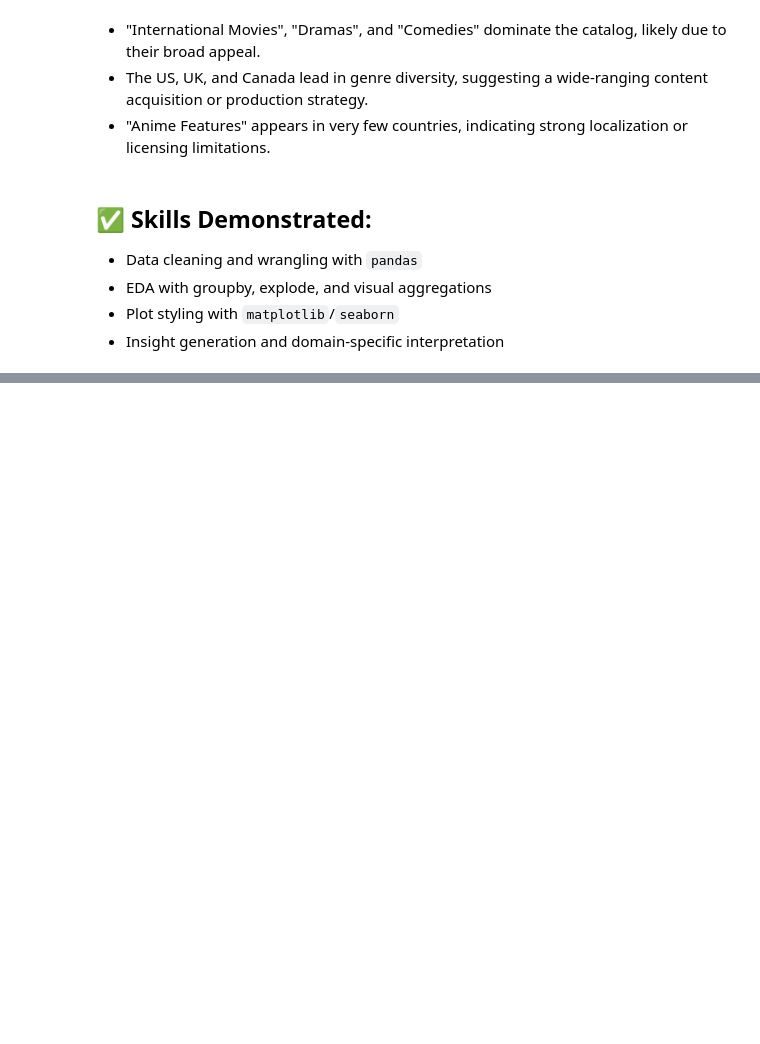
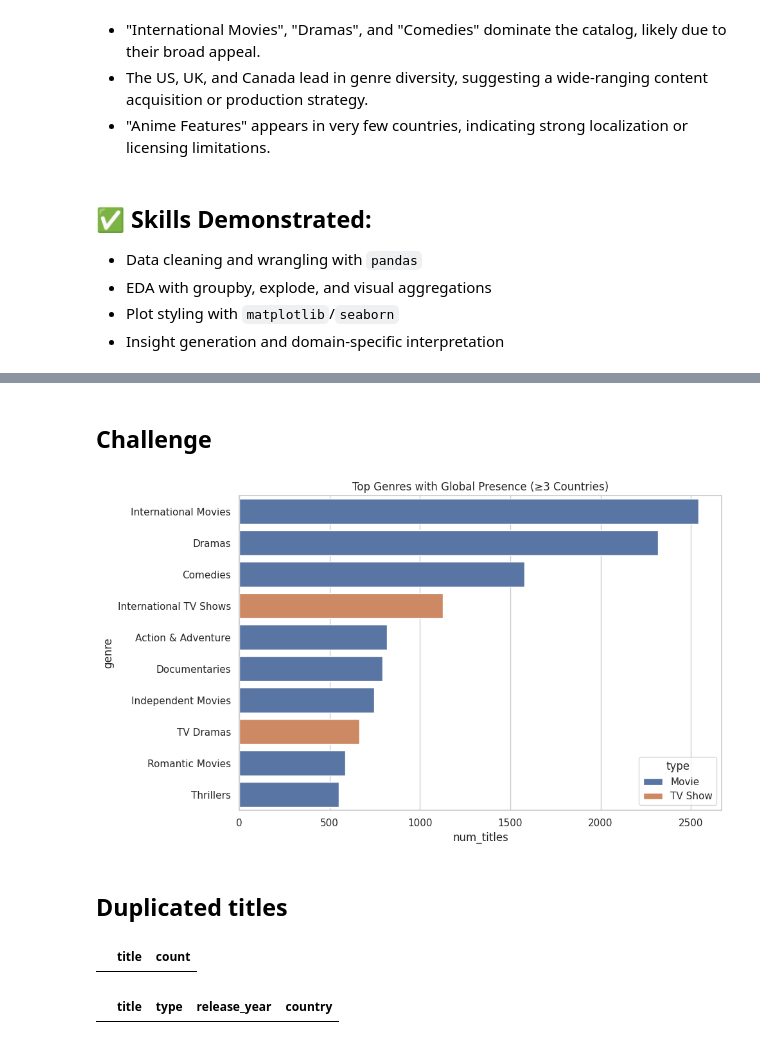
Before and after one commit to luisfernandoc/netflix_data_analysis, a Jupyter notebook: netflix_eda.ipynb, the cells around one changed output, grey strips where cells are left out. Saved outputs shown, nothing was run; the diff lists cells and outputs as text; code cells hidden in the pictures; blank space fills up the shorter version.

Commit message:
add sql challenges

```diff
--- a/netflix_eda.ipynb
+++ b/netflix_eda.ipynb
@@ -891,0 +1002,66 @@ rare_genders[rare_genders <= 3].sort_values().to_frame().head(10)
+# %% [markdown]
+## Challenge
+# %%
+# Crear tabla auxiliar con géneros separados
+genre_df = df_relevant[['show_id', 'type', 'country', 'listed_in']].dropna()
+
+# Expandir por género
+genre_df = genre_df.assign(genre=genre_df['listed_in'].str.split(', '))
+genre_df = genre_df.explode('genre')
+genre_df['genre'] = genre_df['genre'].str.strip()
+
+# Crear nueva tabla SQL temporal
+genre_df.to_sql("genres", conn, if_exists="replace", index=False)
+
+query = """
+SELECT
+    type,
+    genre,
+    COUNT(DISTINCT country) AS num_countries,
+    COUNT(*) AS num_titles
+FROM genres
+GROUP BY type, genre
+HAVING num_countries >= 3
+ORDER BY num_titles DESC
+LIMIT 10
+"""
+result = pd.read_sql(query, conn)
+# %%
+import seaborn as sns
+import matplotlib.pyplot as plt
+
+plt.figure(figsize=(10, 6))
+sns.barplot(data=result, x='num_titles', y='genre', hue='type')
+plt.title("Top Genres with Global Presence (≥3 Countries)")
+plt.tight_layout()
+plt.show()
+# %% [output]
+[figure, added]
+# %% [markdown]
+## Duplicated titles
+# %%
+query_duplicates = """
+SELECT title, COUNT(*) as count
+FROM netflix
+GROUP BY title
+HAVING COUNT(*) > 1
+ORDER BY count DESC
+"""
+pd.read_sql(query_duplicates, conn)
+# %% [output]
+|  | title | count |
+# %%
+query_details = """
+SELECT title, type, release_year, country
+FROM netflix
+WHERE title IN (
+    SELECT title
+    FROM netflix
+    GROUP BY title
+    HAVING COUNT(*) > 1
+)
+ORDER BY title
+"""
+pd.read_sql(query_details, conn)
+# %% [output]
+|  | title | type | release_year | country |
```
Also changed, not shown: parts of 12 cells of this notebook, 1 other file.
